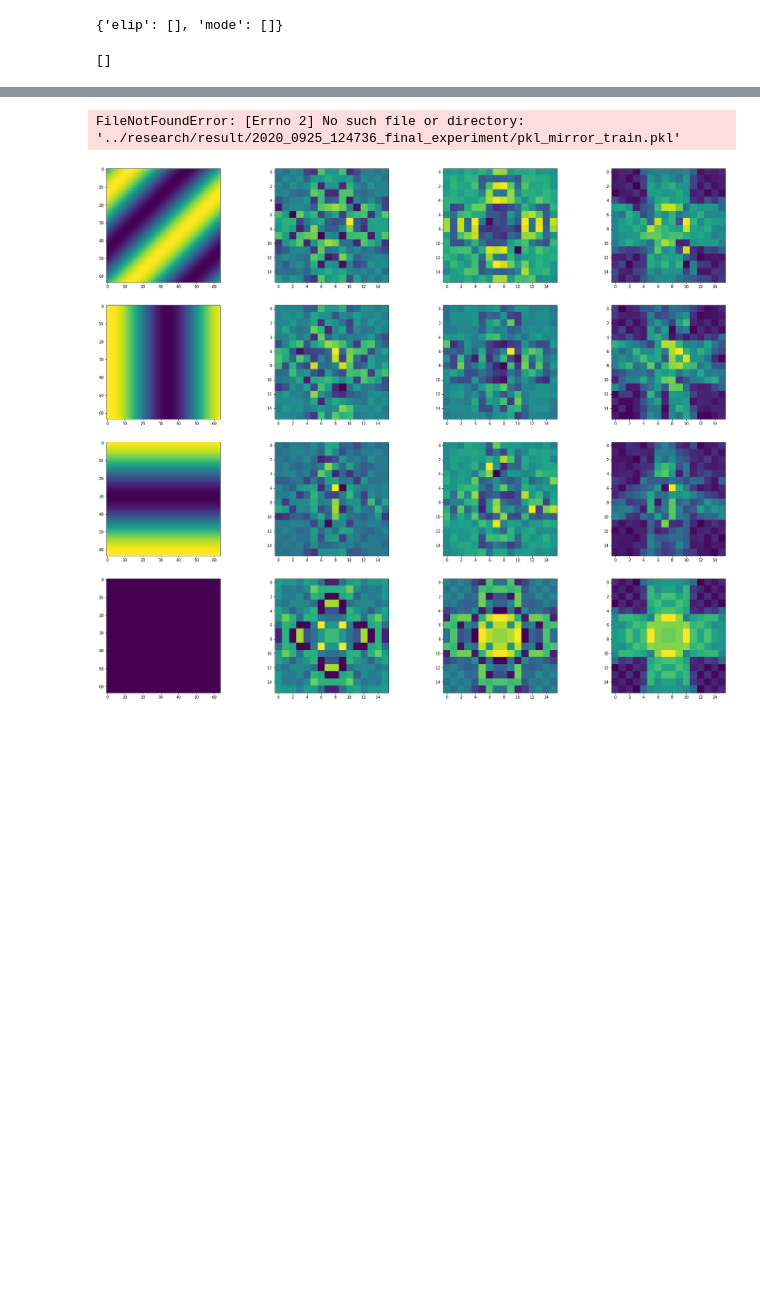
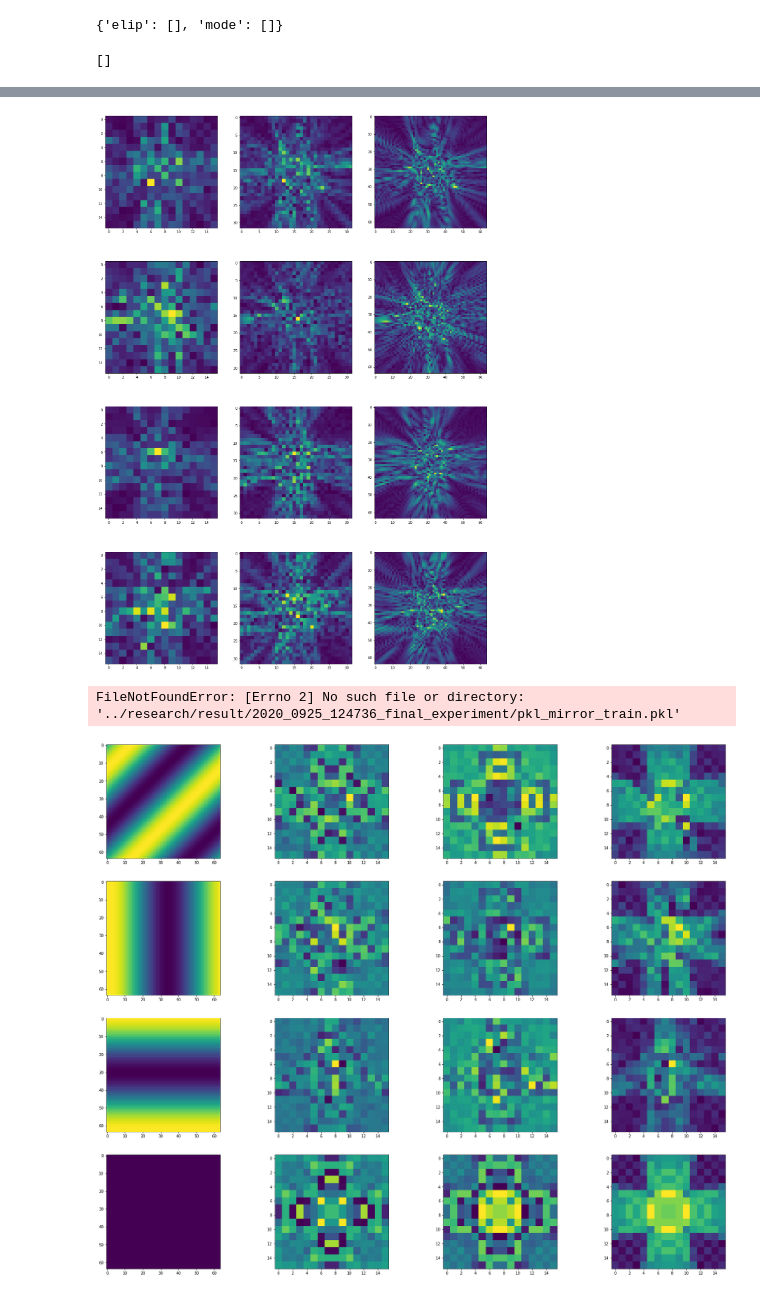
Before and after one commit to Hirochon/laboratory, a Jupyter notebook: experiment/visualize_surface.ipynb, the cells around one changed output, grey strips where cells are left out. Cells and saved outputs as stored; diff of their text form; code cells hidden in the pictures; blank space fills up the shorter version.

```diff
--- a/experiment/visualize_surface.ipynb
+++ b/experiment/visualize_surface.ipynb
@@ -84,3 +84,23 @@ plt.show()
+# %%
+with open('../research/result/' + folder + '/detec_32_train_data.pkl', 'rb') as f:
+    train_32_detec = pickle.load(f)
+# %%
+with open('../research/result/' + folder + '/detec_64_train_data.pkl', 'rb') as f:
+    train_64_detec = pickle.load(f)
+# %%
+num = len(train_mirror['elip'])
+fig = plt.figure(figsize=(20,30))
+for i in range(num):
+    j = i * 3
+    fig.add_subplot(num, 3, j+1)
+    plt.imshow(np.abs(train_detec[i]["z"]))
+    fig.add_subplot(num, 3, j+2)
+    plt.imshow(np.abs(train_32_detec[i]["z"]))
+    fig.add_subplot(num, 3, j+3)
+    plt.imshow(np.abs(train_64_detec[i]["z"]))
+plt.show()
+# %% [output]
+[figure, added]
 # %%
 folder = "2020_0925_124736_final_experiment"
 
```
Also changed, not shown: parts of 4 cells of this notebook, 4 other files.
